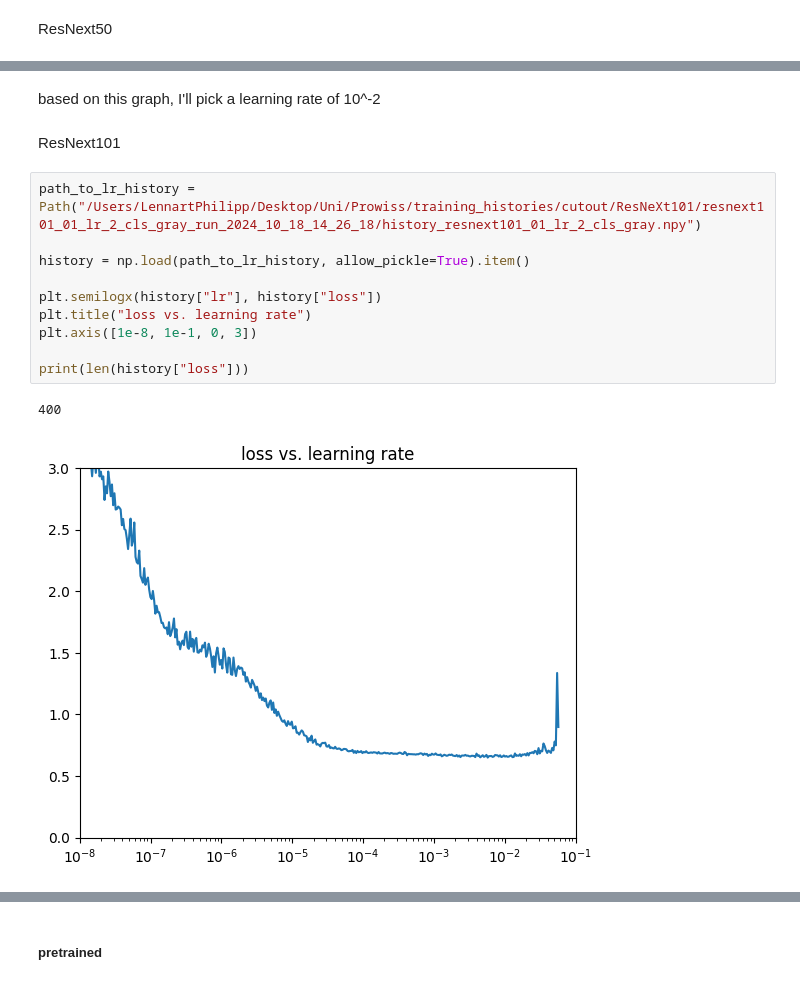
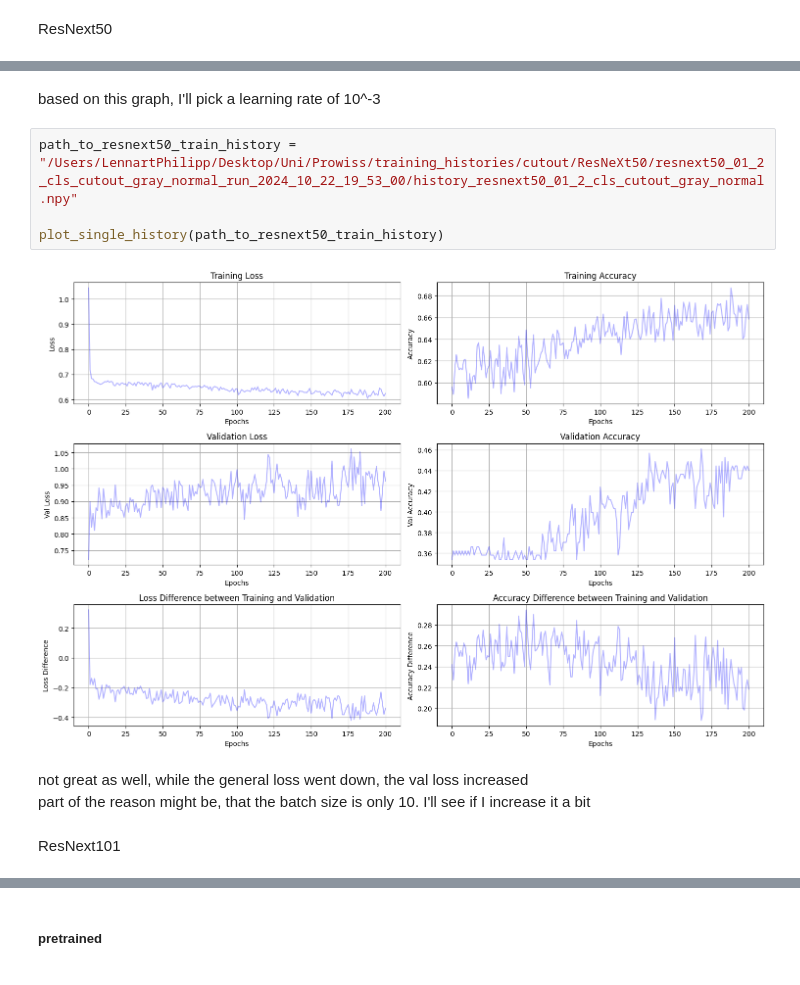
Before and after one commit to LennartPhil/Brain_Mets_Classification, a Jupyter notebook: notebooks/AI/ai_analysis.ipynb, the cells around one changed output, grey strips where cells are left out. Drawn from its saved outputs; the diff is of its cells as text.

```diff
--- a/notebooks/AI/ai_analysis.ipynb
+++ b/notebooks/AI/ai_analysis.ipynb
@@ -258,17 +351,13 @@ print(len(history["loss"]))
 # %% [markdown]
-based on this graph, I'll pick a learning rate of 10^-2
+based on this graph, I'll pick a learning rate of 10^-3
+# %%
+path_to_resnext50_train_history = "/Users/LennartPhilipp/Desktop/Uni/Prowiss/training_histories/cutout/ResNeXt50/resnext50_01_2_cls_cutout_gray_normal_run_2024_10_22_19_53_00/history_resnext50_01_2_cls_cutout_gray_normal.npy"
+
+plot_single_history(path_to_resnext50_train_history)
+# %% [output]
+[figure, added]
+# %% [markdown]
+not great as well, while the general loss went down, the val loss increased\
+part of the reason might be, that the batch size is only 10. I'll see if I increase it a bit
 # %% [markdown]
 ResNext101
-# %%
-path_to_lr_history = Path("/Users/LennartPhilipp/Desktop/Uni/Prowiss/training_histories/cutout/ResNeXt101/resnext101_01_lr_2_cls_gray_run_2024_10_18_14_26_18/history_resnext101_01_lr_2_cls_gray.npy")
-
-history = np.load(path_to_lr_history, allow_pickle=True).item()
-
-plt.semilogx(history["lr"], history["loss"])
-plt.title("loss vs. learning rate")
-plt.axis([1e-8, 1e-1, 0, 3])
-
-print(len(history["loss"]))
-# %% [output]
-400
-[figure, removed]
```
Also changed, not shown: parts of 17 cells of this notebook.
